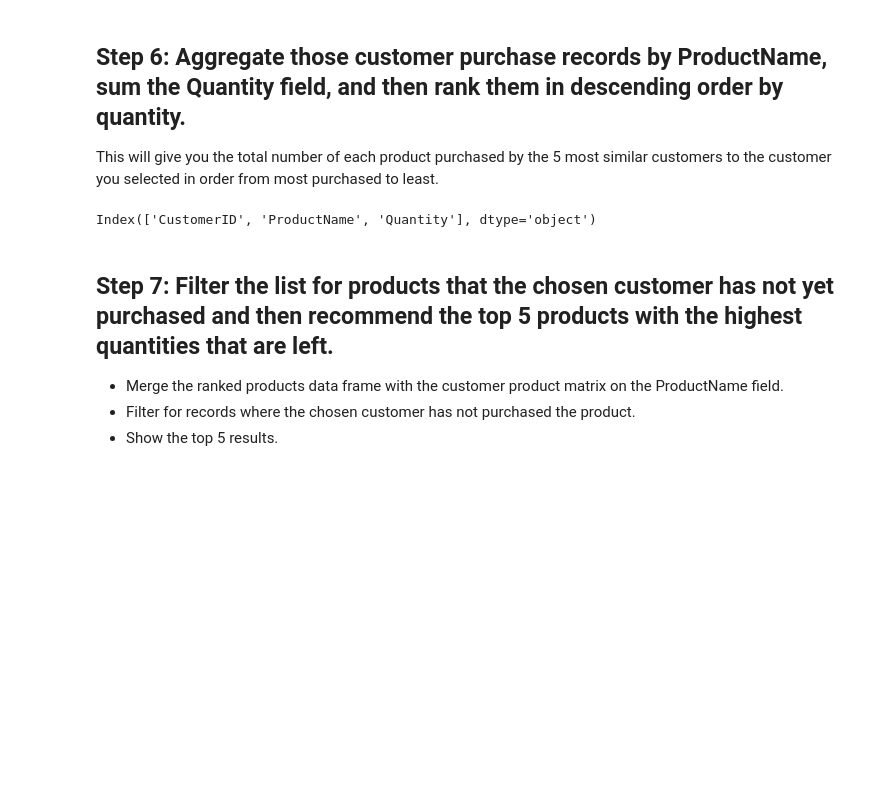
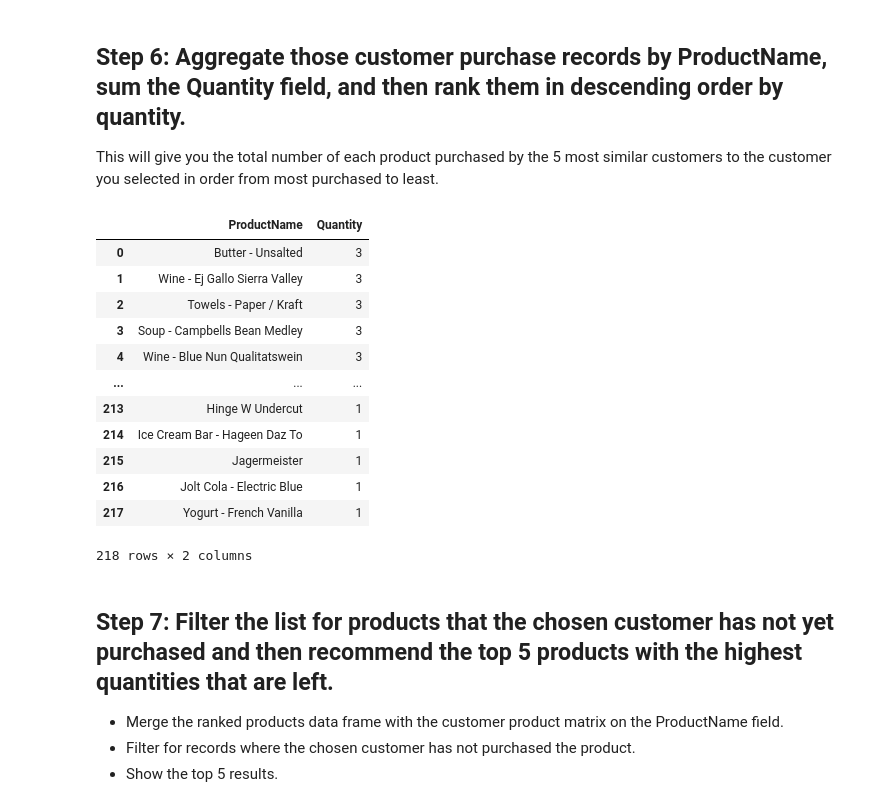
Before and after one commit to guzmanueco/datamad1019, a Jupyter notebook: module-2/lab-intro-recommender-systems/your-code/main.ipynb, the cells around one changed output. Drawn from its saved outputs; the diff is of its cells as text; code cells hidden in the pictures; blank space fills up the shorter version.

```diff
--- a/module-2/lab-intro-recommender-systems/your-code/main.ipynb
+++ b/module-2/lab-intro-recommender-systems/your-code/main.ipynb
@@ -81,8 +94,9 @@ distances.head()
 # %% [markdown]
 ## Step 4: Check your results by generating a list of the top 5 most similar customers for a specific CustomerID.
 # %%
-similar=list(distances[33].sort_values(ascending=False)[1:6].index)
-similar
+customerx=list(spatial[33].sort_values(ascending=False).index)[1:6]
+
+customerx
 # %% [output]
 [264, 3535, 3317, 2503, 3305]
 # %% [markdown]
@@ -107,0 +104,4 @@ similar_df
+# %%
+similar_customers=total_quantity[total_quantity['CustomerID'].isin(customerx)]
+
+similar_customers
@@ -109,12 +123,24 @@ similar_df
 ## Step 6: Aggregate those customer purchase records by ProductName, sum the Quantity field, and then rank them in descending order by quantity.
 
 This will give you the total number of each product purchased by the 5 most similar customers to the customer you selected in order from most purchased to least.
-# %%
-agg_df=similar_df.sort_values(['Quantity'],ascending=False)
-
-agg_df.columns
-# %% [output]
-Index(['CustomerID', 'ProductName', 'Quantity'], dtype='object')
+# %%
+agg_customers = similar_customers.groupby(by=['ProductName']).agg({'Quantity':'sum'}).sort_values(by='Quantity', ascending=False).reset_index()
+
+agg_customers
+# %% [output]
+|  | ProductName | Quantity |
+| 0 | Butter - Unsalted | 3 |
+| 1 | Wine - Ej Gallo Sierra Valley | 3 |
+| 2 | Towels - Paper / Kraft | 3 |
+| 3 | Soup - Campbells Bean Medley | 3 |
+| 4 | Wine - Blue Nun Qualitatswein | 3 |
+| ... | ... | ... |
+| 213 | Hinge W Undercut | 1 |
+| 214 | Ice Cream Bar - Hageen Daz To | 1 |
+| 215 | Jagermeister | 1 |
+| 216 | Jolt Cola - Electric Blue | 1 |
+| 217 | Yogurt - French Vanilla | 1 |
+218 rows × 2 columns
 # %% [markdown]
 ## Step 7: Filter the list for products that the chosen customer has not yet purchased and then recommend the top 5 products with the highest quantities that are left.
 
```
Also changed, not shown: parts of 10 cells of this notebook.
